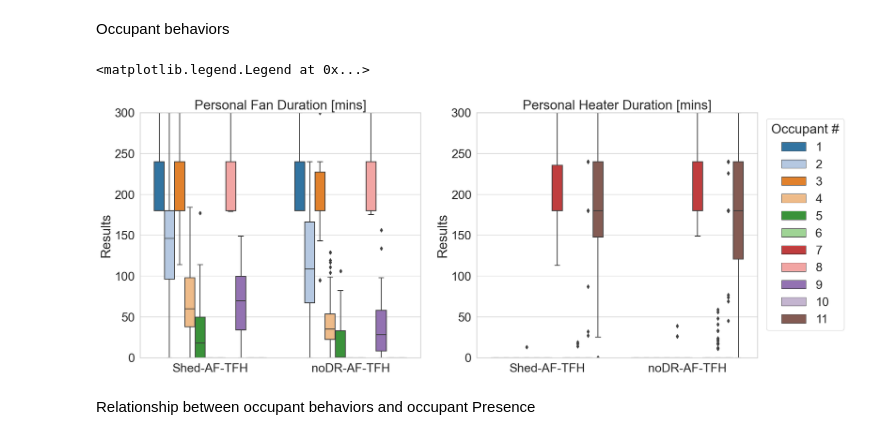
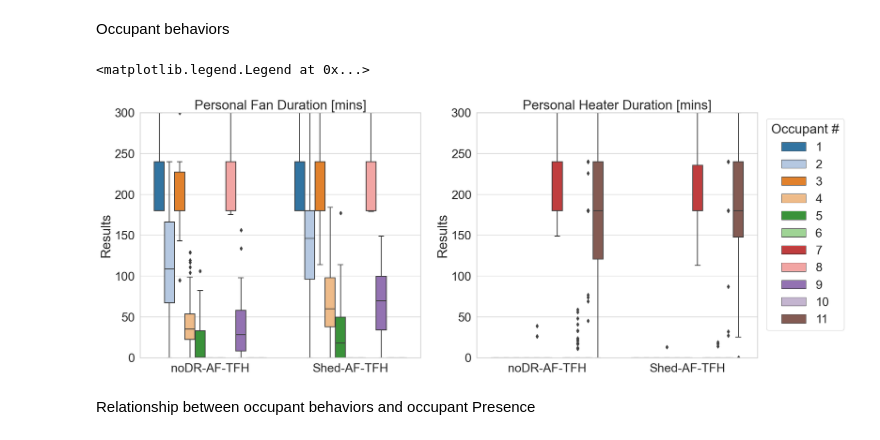
Before and after one commit to DrexelBSEG/occ-behav-demand-flex, a Jupyter notebook: analysis/analysis.ipynb, the cells around one changed output. Drawn from its saved outputs; the diff is of its cells as text; code cells hidden in the pictures.

```diff
--- a/analysis/analysis.ipynb
+++ b/analysis/analysis.ipynb
@@ -561,35 +561,35 @@ df2_occ = pd.read_csv ("post_data/Shed-AF-TFH-1hr_peak_occ.csv", sep= ",")
 
 # Add a column to df2 indicating the source
 df1_occ['Source'] = keys[0]
 df2_occ['Source'] = keys[1]
 
 # Append df2 to df1 and create a new data frame
-df_occ = pd.concat([df2_occ,df1_occ], ignore_index=True)
+df_occ = pd.concat([df1_occ,df2_occ], ignore_index=True)
 
 # Create a palette to color the boxplots
 my_palette = sns.color_palette("tab20", 11)
 
 # Set the figure size
 fig, axs = plt.subplots(nrows=1, ncols=2, figsize=(20, 8))
 
 # Create the boxplot for warm duration
 sns.boxplot(y="Personal Fan Duration [mins]", x="Source", hue="Occupant #", data=df_occ, palette=my_palette, dodge=True, ax=axs[0], orient='v')
 axs[0].set_title("Personal Fan Duration [mins]")
 axs[0].set_ylabel("Results")
 axs[0].set_xlabel("")
 axs[0].set_ylim([0, 300])
 axs[0].legend().set_visible(False)
 
 # Create the boxplot for cool duration
 sns.boxplot(y="Personal Heater Duration [mins]", x="Source", hue="Occupant #", data=df_occ, palette=my_palette, dodge=True, ax=axs[1], orient='v')
 axs[1].set_title("Personal Heater Duration [mins]")
 axs[1].set_ylabel("Results")
 axs[1].set_xlabel("")
 axs[1].set_ylim([0, 300])
 axs[1].legend(title='Occupant #', bbox_to_anchor=(1.01, 1), loc='upper left')
 # %% [output]
 <matplotlib.legend.Legend at 0x...>
-[figure, old version]
+[figure, new version]
 # %% [markdown]
 Relationship between occupant behaviors and occupant Presence
 # %%
```
Also changed, not shown: parts of 2 cells of this notebook, 6 other files.
